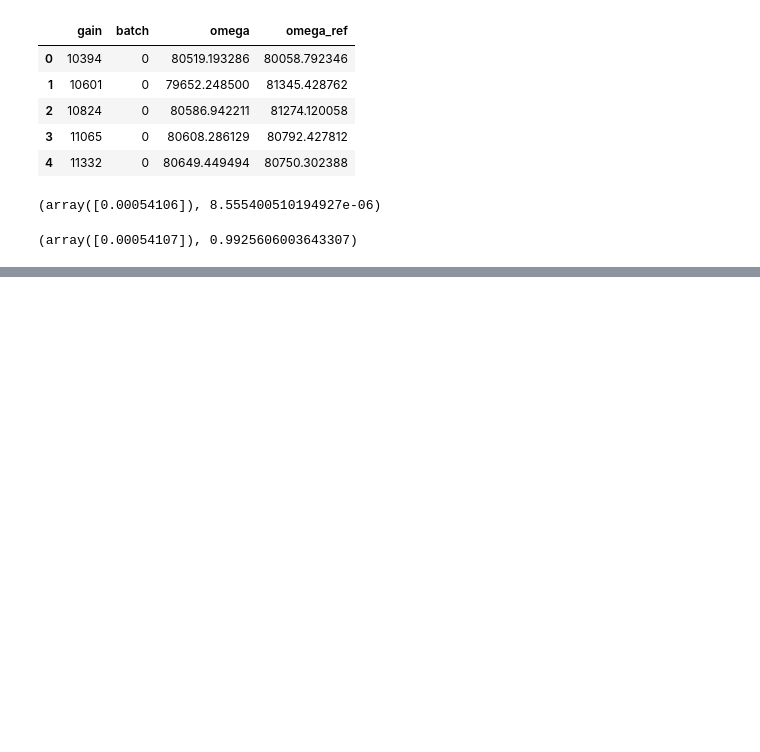
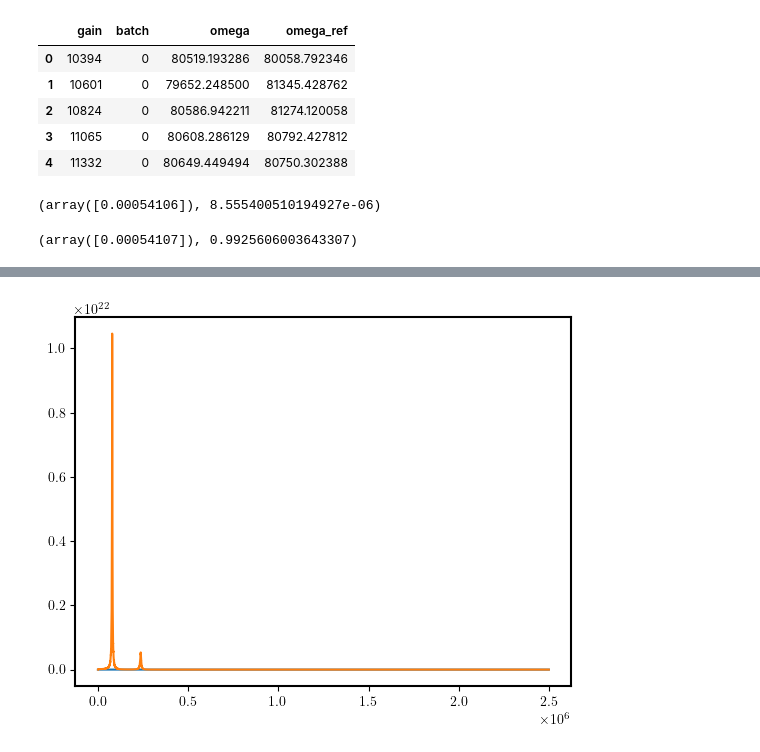
Before and after one commit to QuantumAdventures/non-linearity-experiment, a Jupyter notebook: notebooks/2. Analysis Shift.ipynb, the cells around one changed output, grey strips where cells are left out. Cells and saved outputs as stored; diff of their text form; code cells hidden in the pictures; blank space fills up the shorter version.

```diff
--- a/notebooks/2. Analysis Shift.ipynb
+++ b/notebooks/2. Analysis Shift.ipynb
@@ -130,0 +141,11 @@ model.coef_, r_sq
+# %%
+freq = 79e3
+omega = 2*np.pi*freq
+T = 1 / freq
+max_time = 500 * T
+M = 500
+delta_t = 2e-7
+N_time = int(max_time / delta_t)
+t = np.linspace(0, max_time, int(N_time))
+gamma = 13578.7501
+env = Particle(omega, gamma, radius=73e-9)
@@ -131 +270,7 @@ model.coef_, r_sq
+# %%
+plt.plot(cubic_variables[0]['freq'], cubic_variables[0]['psd'].mean(axis=0))
+plt.plot(cubic_variables[0]['freq'], cubic_variables[0]['psd_cubic'].mean(axis=0))
+plt.show()
+# %% [output]
+[figure, added]
 # %% [markdown]
```
Also changed, not shown: parts of 8 cells of this notebook, 11 other files.
